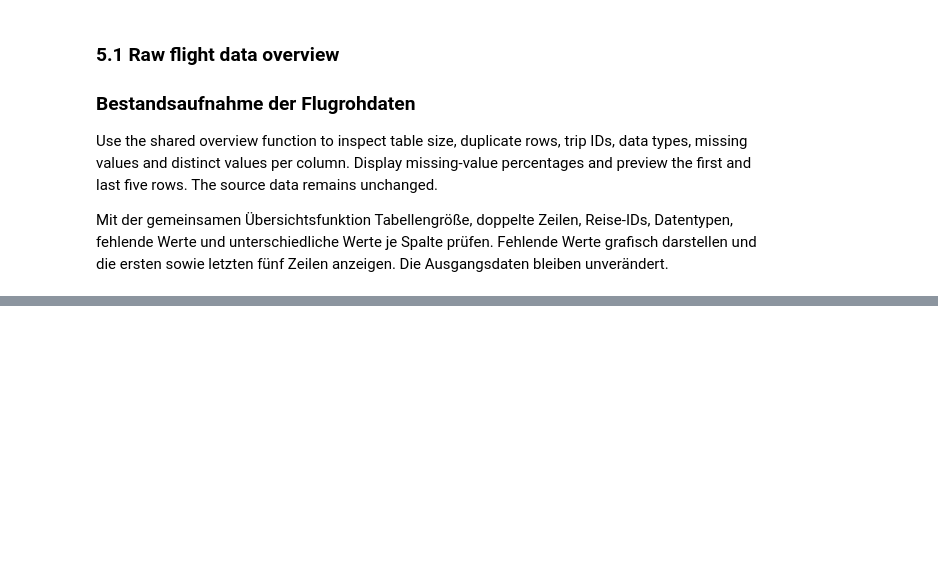
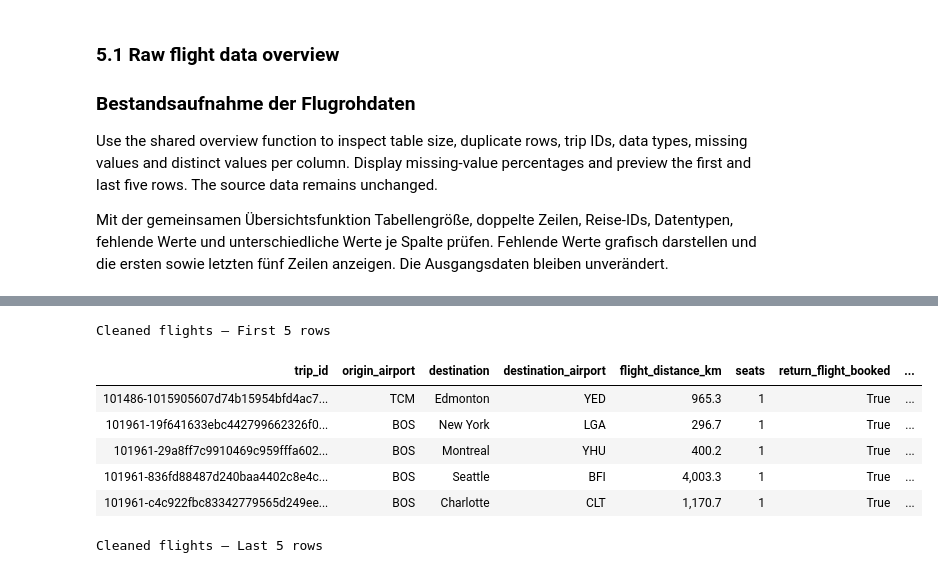
Before and after one commit to mperos1978/TravelTide, a Jupyter notebook: notebooks/01_eda.ipynb, the cells around one changed output, grey strips where cells are left out. Cells and saved outputs as stored; diff of their text form; code cells hidden in the pictures; blank space fills up the shorter version.

```diff
--- a/notebooks/01_eda.ipynb
+++ b/notebooks/01_eda.ipynb
@@ -4752,0 +6841,34 @@ Flights — Last rows
+# %%
+# preview cleaned flights with readable dates and numeric values
+flight_formats = {
+    "departure_time": "{:%d.%m.%Y %H:%M:%S}",
+    "return_time": "{:%d.%m.%Y %H:%M:%S}",
+    "seats": "{:,.0f}",
+    "checked_bags": "{:,.0f}",
+    "flight_distance_km": "{:,.1f}",
+    "base_fare_usd": "${:,.2f}",
+    "base_fare_usd_per_seat_km": "${:.4f}",
+}
+
+for title, preview in [
+    ("Cleaned flights — First 5 rows", flights_clean.head()),
+    ("Cleaned flights — Last 5 rows", flights_clean.tail()),
+]:
+    display(HTML(
+        '<div style="overflow-x:auto; margin-bottom:24px;">'
+        + style_overview(
+            preview,
+            title,
+            flight_formats,
+        ).to_html()
+        + "</div>"
+    ))
+# %% [output]
+Cleaned flights — First 5 rows
+| trip_id | origin_airport | destination | destination_airport | flight_distance_km | seats | return_flight_booked | ... |
+| 101486-1015905607d74b15954bfd4ac7... | TCM | Edmonton | YED | 965.3 | 1 | True | ... |
+| 101961-19f641633ebc442799662326f0... | BOS | New York | LGA | 296.7 | 1 | True | ... |
+| 101961-29a8ff7c9910469c959fffa602... | BOS | Montreal | YHU | 400.2 | 1 | True | ... |
+| 101961-836fd88487d240baa4402c8e4c... | BOS | Seattle | BFI | 4,003.3 | 1 | True | ... |
+| 101961-c4c922fbc83342779565d249ee... | BOS | Charlotte | CLT | 1,170.7 | 1 | True | ... |
+Cleaned flights — Last 5 rows
```
Also changed, not shown: parts of 50 cells of this notebook.
